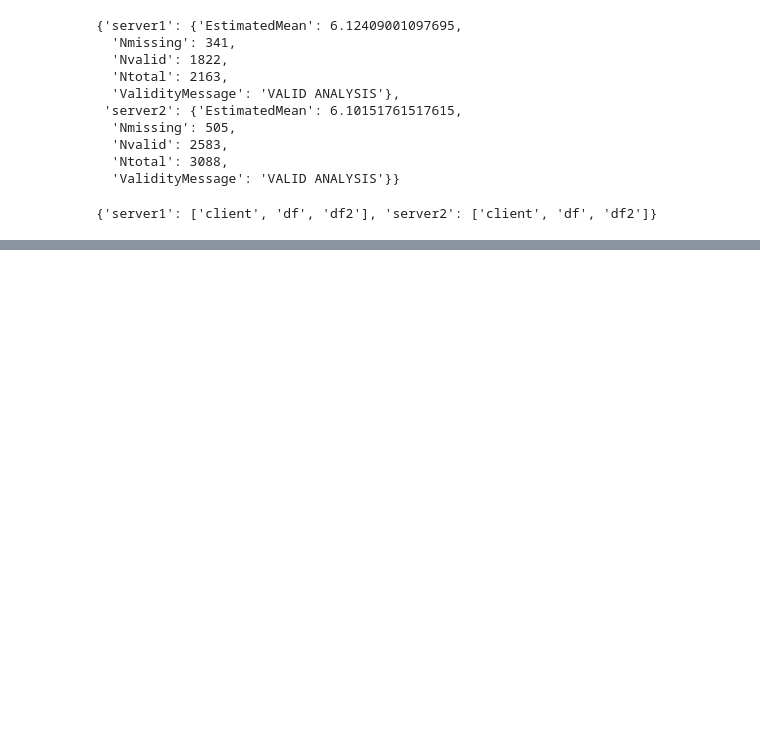
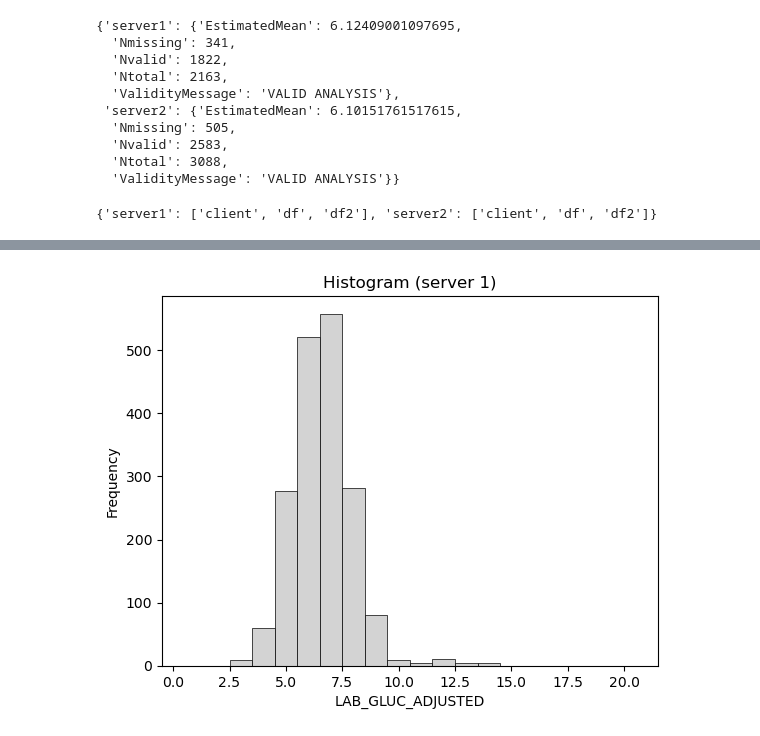
Before and after one commit to epigeny/eucanconnect, a Jupyter notebook: datashield.py.ipynb, the cells around one changed output, grey strips where cells are left out. Cells and saved outputs as stored; diff of their text form; code cells hidden in the pictures; blank space fills up the shorter version.

```diff
--- a/datashield.py.ipynb
+++ b/datashield.py.ipynb
@@ -150,3 +186,4 @@ session.aggregate('rangeDS(df2$LAB_GLUC_ADJUSTED)')
 # %%
-session.aggregate('histogramDS2(df2$LAB_GLUC_ADJUSTED, num.breaks=20, min=0, max=20, method.indicator=1, k=3, noise=0.25)')
+data = session.aggregate('histogramDS2(df2$LAB_GLUC_ADJUSTED, num.breaks=20, min=0, max=20, method.indicator=1, k=3, noise=0.25)')
+data['server1']
 # %% [output]
@@ -170,3 +207,14 @@ session.aggregate('histogramDS2(df2$LAB_GLUC_ADJUSTED, num.breaks=20, min=0, max
+# %%
+breaks = data['server1']['value'][0]['value'][0]['value']
+counts = data['server1']['value'][0]['value'][1]['value']
+
+plt.bar(breaks[1:], counts, width=1, edgecolor='black', linewidth=0.5, color='lightgrey')
+plt.xlabel('LAB_GLUC_ADJUSTED')
+plt.ylabel('Frequency')
+plt.title('Histogram (server 1)')
+plt.show()
+# %% [output]
+[figure, added]
 # %%
 try:
   session.aggregate('heatmapPlotDS(df2$LAB_TSC, df2$LAB_HDL, 3, 0.25, "xxx")')
```
Also changed, not shown: parts of 11 cells of this notebook, 2 other files.
